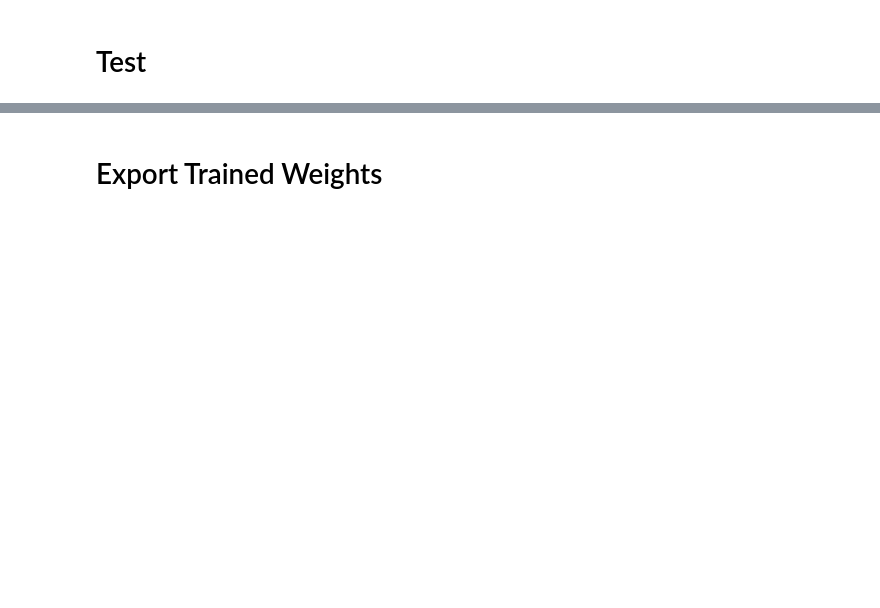
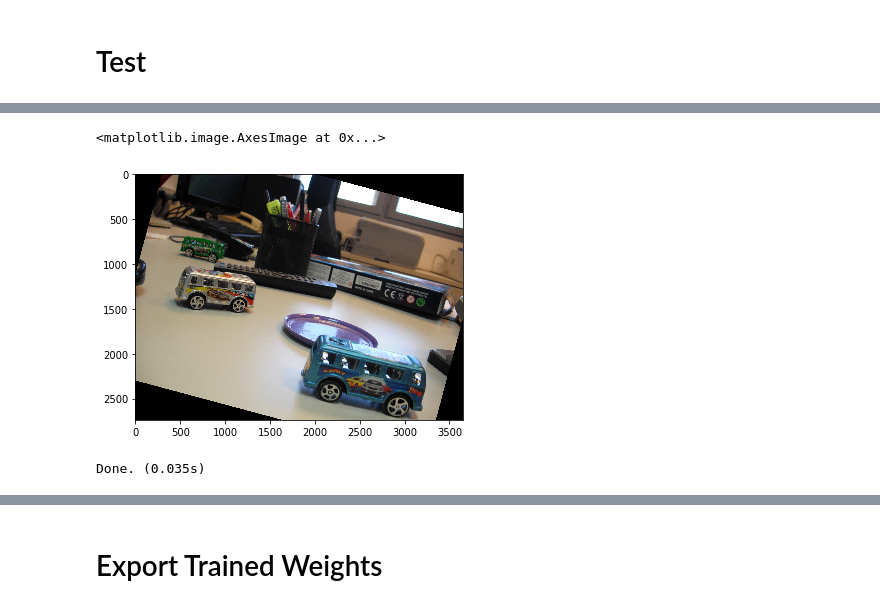
Before and after one commit to oshertidhar/ObjDetectChallenge-EfficientDet, a Jupyter notebook: ObjectDetection_EfficientDet.ipynb, the cells around one changed output, grey strips where cells are left out. Drawn from its saved outputs; the diff is of its cells as text; code cells hidden in the pictures; blank space fills up the shorter version.

```diff
--- a/ObjectDetection_EfficientDet.ipynb
+++ b/ObjectDetection_EfficientDet.ipynb
@@ -185,6 +196,5 @@ class_list
 # %%
 %%time
-test_images = [f for f in os.listdir('test') if f.endswith('.jpg')]
+test_images = [f for f in os.listdir('test') if f.endswith('.JPG')]
 import random
 img_path = "test/" + random.choice(test_images);
-duration, scores, labels, boxes = gtf.Predict(img_path, class_list, vis_threshold=0.2);
@@ -190,0 +215,11 @@ duration, scores, labels, boxes = gtf.Predict(img_path, class_list, vis_threshol
+# %%
+import numpy as np
+import skimage.io as io
+from skimage.transform import rotate, AffineTransform, warp
+from skimage.util import random_noise
+from skimage.filters import gaussian
+
+image = io.imread(img_path)
+image = rotate(image, angle=15)
+image = np.fliplr(image)
+io.imsave('image.jpg', image)
@@ -191,3 +228,12 @@ duration, scores, labels, boxes = gtf.Predict(img_path, class_list, vis_threshol
+# %%
+io.imshow(image)
+# %% [output]
+<matplotlib.image.AxesImage at 0x...>
+[figure, added]
+# %%
+duration, scores, labels, boxes = gtf.Predict('image.jpg', class_list, vis_threshold=0.2);
+# %% [output]
+Done. (0.035s)
 # %%
 from IPython.display import Image
 Image(filename='output.jpg')
```
Also changed, not shown: parts of 20 cells of this notebook.
